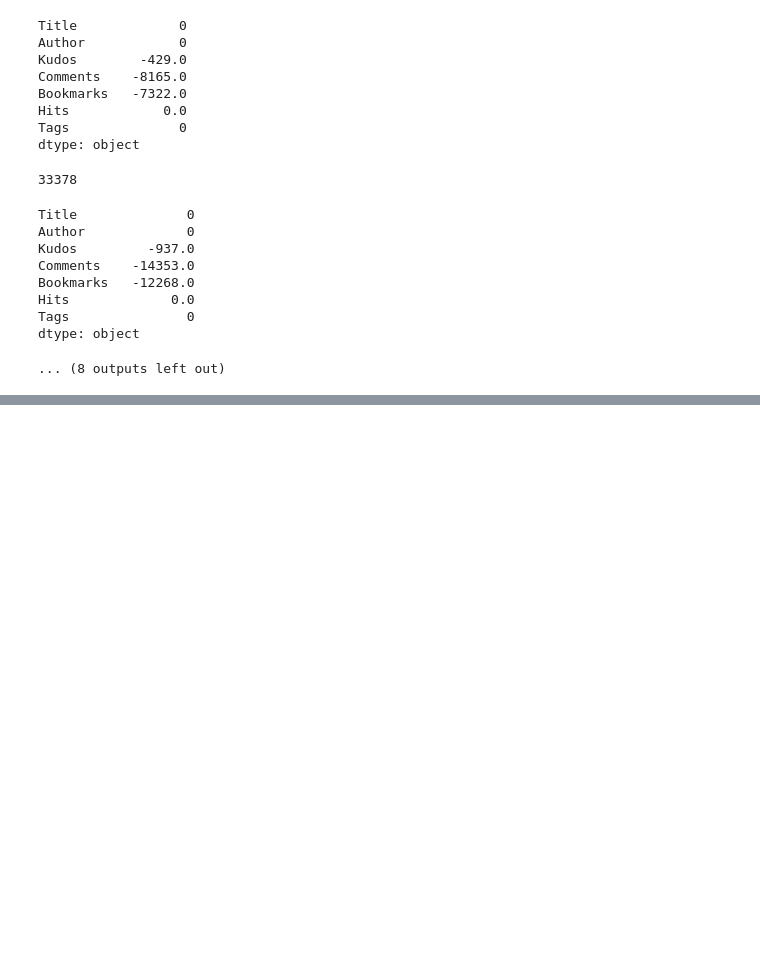
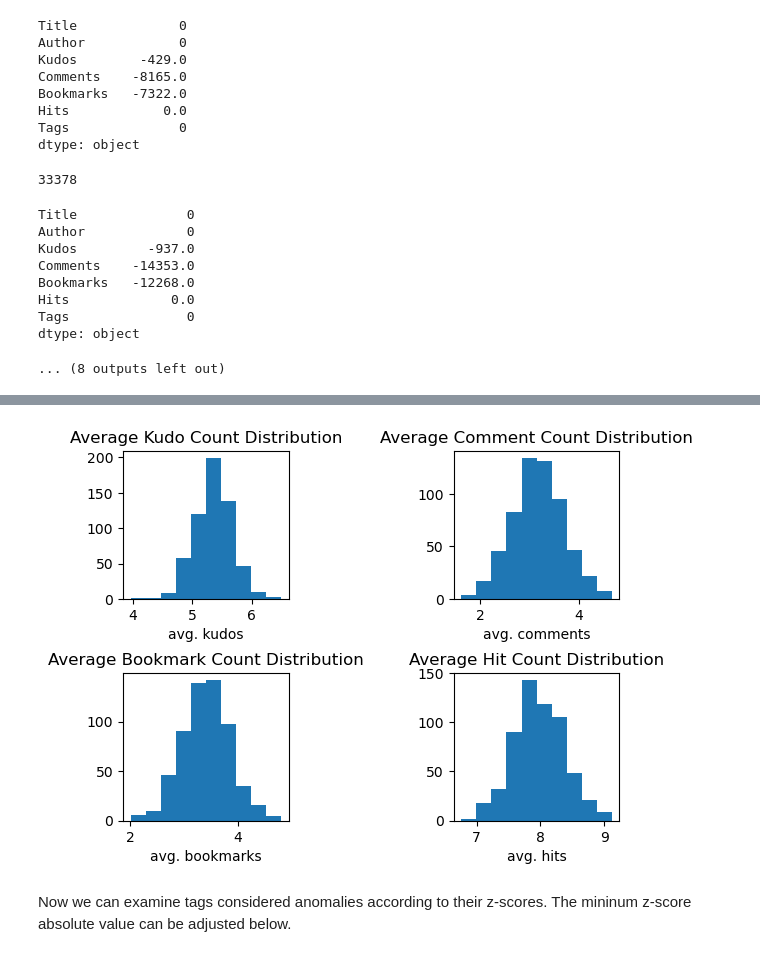
Before and after one commit to NicoPang/STAT-4185-Final-Project, a Jupyter notebook: main.ipynb, the cells around one changed output, grey strips where cells are left out. Saved outputs shown, nothing was run; the diff lists cells and outputs as text; code cells hidden in the pictures; blank space fills up the shorter version.

```diff
--- a/main.ipynb
+++ b/main.ipynb
@@ -384,0 +430,14 @@ print(sum)
+# %%
+np.seterr(invalid='ignore')
+filtered_tags_averages_df = pd.DataFrame()
+filtered_tags_averages_df['Name'] = filtered_tags_df['Name']
+filtered_tags_averages_df['Count'] = filtered_tags_df['Count']
+filtered_tags_averages_df['Total Count'] = filtered_tags_df['Total Count']
+texts = ['Kudos', 'Comments', 'Bookmarks', 'Hits']
+for text in texts:
+    filtered_tags_averages_df[f'Average {text}'] = filtered_tags_df[[f'{text}', 'Count']].apply(lambda x: np.nan_to_num(np.array(x[0])/np.array(x[1])), axis = 1)
+    filtered_tags_averages_df[f'Overall Average {text}'] = filtered_tags_averages_df[f'Average {text}'].apply(lambda x: np.average(np.array(x), weights = np.array(fandom_sizes_norm)))
+numbered_columns = filtered_tags_averages_df[['Overall Average Kudos', 'Overall Average Comments', 'Overall Average Bookmarks', 'Overall Average Hits']]
+display(numbered_columns.describe())
+print('Median values:')
+display(numbered_columns.median())
@@ -384,0 +638,10 @@ print(sum)
+# %%
+std_tags_df = filtered_tags_averages_df[['Name','Overall Average Kudos', 'Overall Average Comments', 'Overall Average Bookmarks', 'Overall Average Hits']].copy(deep = True)
+display(std_tags_df[['Overall Average Kudos', 'Overall Average Comments', 'Overall Average Bookmarks', 'Overall Average Hits']].skew())
+
+std_tags_df['Overall Average Kudos'] = pd.DataFrame(np.log(std_tags_df['Overall Average Kudos'].values))
+std_tags_df['Overall Average Comments'] = pd.DataFrame(np.log(std_tags_df['Overall Average Comments'].values))
+std_tags_df['Overall Average Bookmarks'] = pd.DataFrame(np.log(std_tags_df['Overall Average Bookmarks'].values))
+std_tags_df['Overall Average Hits'] = pd.DataFrame(np.log(std_tags_df['Overall Average Hits'].values))
+
+display(std_tags_df[['Overall Average Kudos', 'Overall Average Comments', 'Overall Average Bookmarks', 'Overall Average Hits']].skew())
@@ -384,0 +659,23 @@ print(sum)
+# %%
+plt.subplot(2, 2, 1)
+plt.hist(std_tags_df['Overall Average Kudos'].values)
+plt.title('Average Kudo Count Distribution')
+plt.xlabel('avg. kudos')
+plt.subplot(2, 2, 2)
+plt.hist(std_tags_df['Overall Average Comments'].values)
+plt.title('Average Comment Count Distribution')
+plt.xlabel('avg. comments')
+plt.subplot(2, 2, 3)
+plt.hist(std_tags_df['Overall Average Bookmarks'].values)
+plt.title('Average Bookmark Count Distribution')
+plt.xlabel('avg. bookmarks')
+plt.subplot(2, 2, 4)
+plt.hist(std_tags_df['Overall Average Hits'].values)
+plt.title('Average Hit Count Distribution')
+plt.xlabel('avg. hits')
+plt.subplots_adjust(hspace=0.5, wspace=1)
+plt.show()
+# %% [output]
+[figure, added]
+# %% [markdown]
+Now we can examine tags considered anomalies according to their z-scores. The mininum z-score absolute value can be adjusted below.
```
Also changed, not shown: parts of 44 cells of this notebook, 1 other file.
